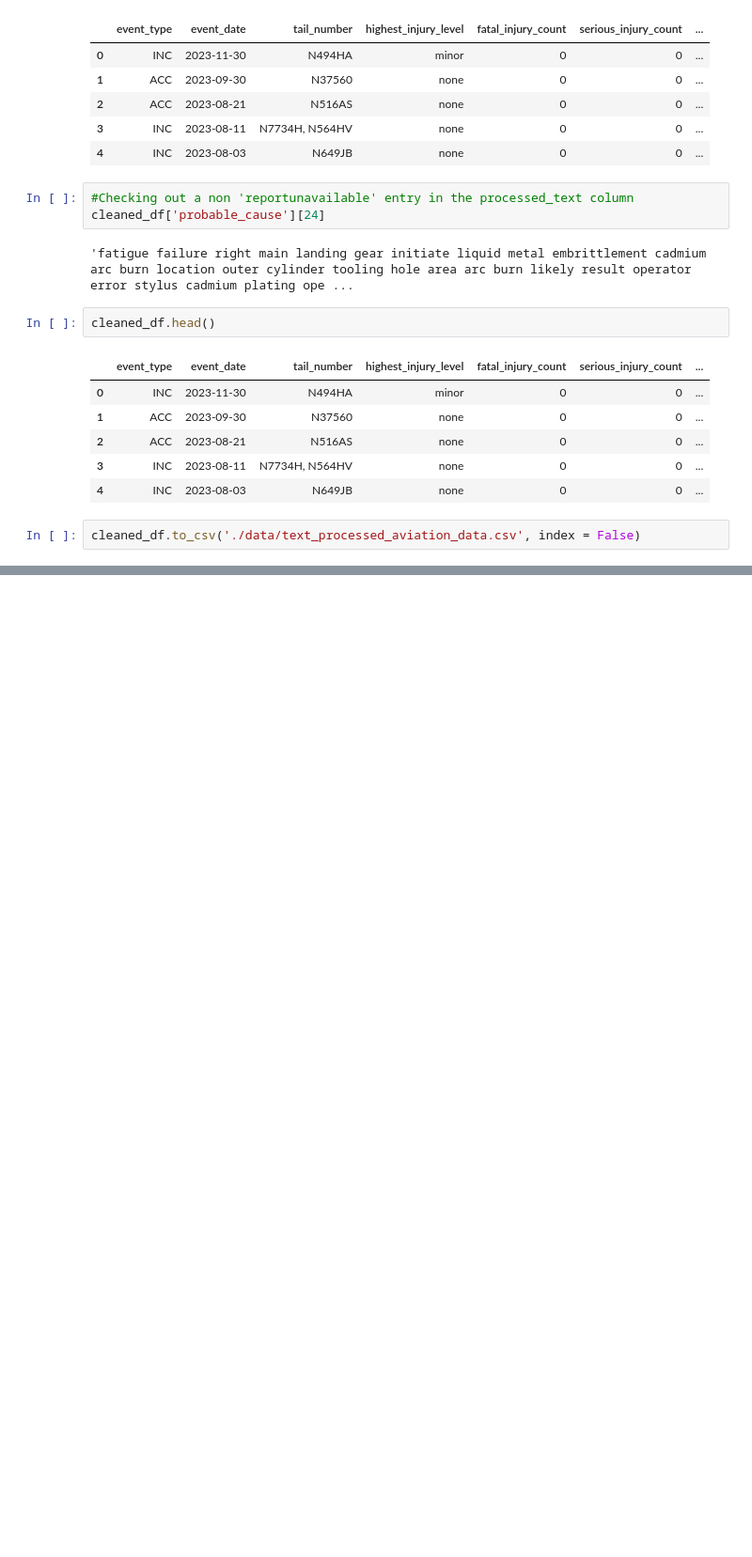
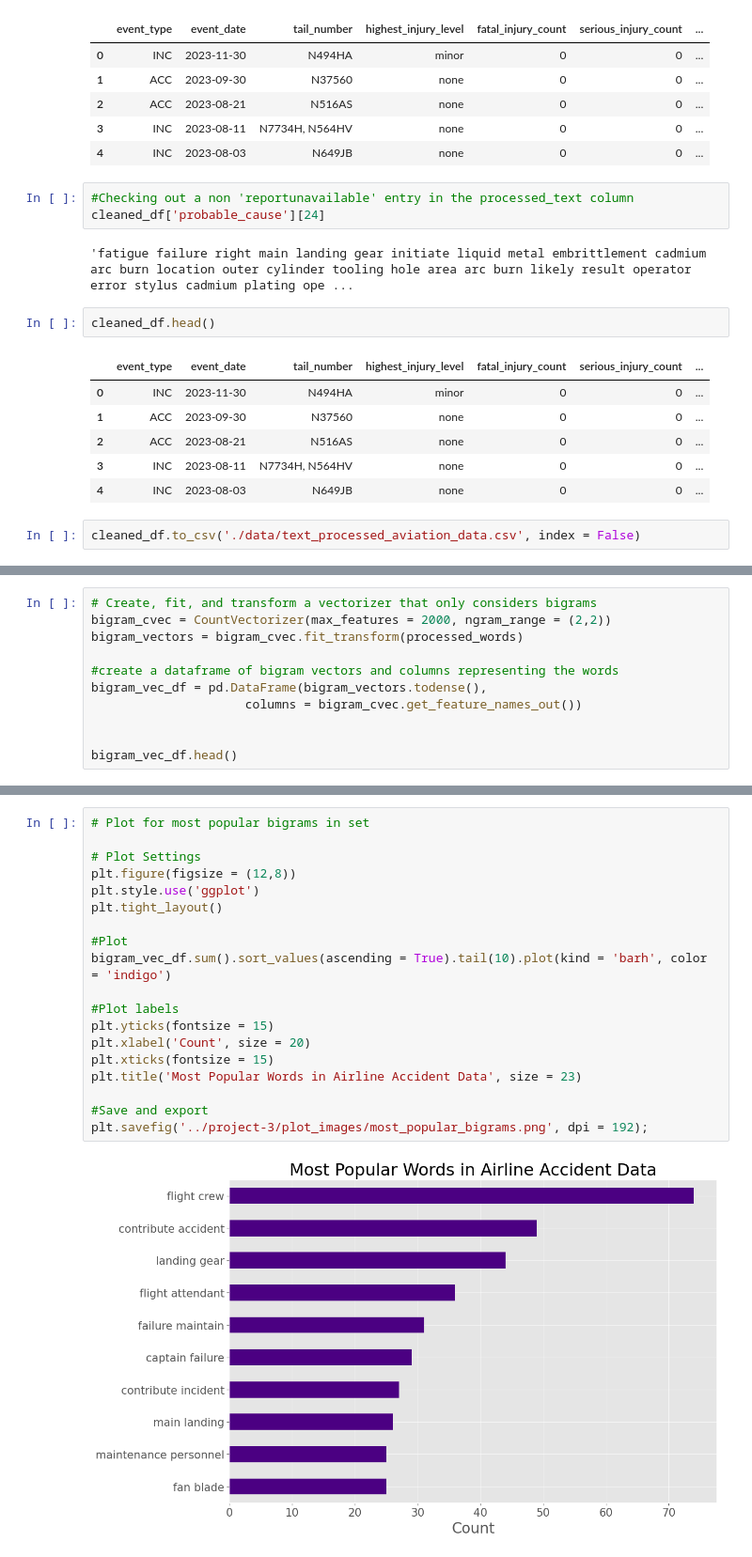
Before and after one commit to FragariaChemist/airline_safety, a Jupyter notebook: 02_spacy_nlp_processing_KH.ipynb, the cells around one changed output, grey strips where cells are left out. Shown: that part at 94% size. Drawn from its saved outputs; the diff is of its cells as text; blank space fills up the shorter version.

```diff
--- a/02_spacy_nlp_processing_KH.ipynb
+++ b/02_spacy_nlp_processing_KH.ipynb
@@ -104,0 +166,11 @@ cleaned_df.to_csv('./data/text_processed_aviation_data.csv', index = False)
+# %%
+# Create, fit, and transform a vectorizer that only considers bigrams
+bigram_cvec = CountVectorizer(max_features = 2000, ngram_range = (2,2))
+bigram_vectors = bigram_cvec.fit_transform(processed_words)
+
+#create a dataframe of bigram vectors and columns representing the words
+bigram_vec_df = pd.DataFrame(bigram_vectors.todense(),
+                     columns = bigram_cvec.get_feature_names_out())
+
+
+bigram_vec_df.head()
@@ -104,0 +185,21 @@ cleaned_df.to_csv('./data/text_processed_aviation_data.csv', index = False)
+# %%
+# Plot for most popular bigrams in set
+
+# Plot Settings
+plt.figure(figsize = (12,8))
+plt.style.use('ggplot')
+plt.tight_layout()
+
+#Plot
+bigram_vec_df.sum().sort_values(ascending = True).tail(10).plot(kind = 'barh', color = 'indigo')
+
+#Plot labels
+plt.yticks(fontsize = 15)
+plt.xlabel('Count', size = 20)
+plt.xticks(fontsize = 15)
+plt.title('Most Popular Words in Airline Accident Data', size = 23)
+
+#Save and export
+plt.savefig('../project-3/plot_images/most_popular_bigrams.png', dpi = 192);
+# %% [output]
+[figure, added]
```
Also changed, not shown: parts of 11 cells of this notebook, 5 other files.
